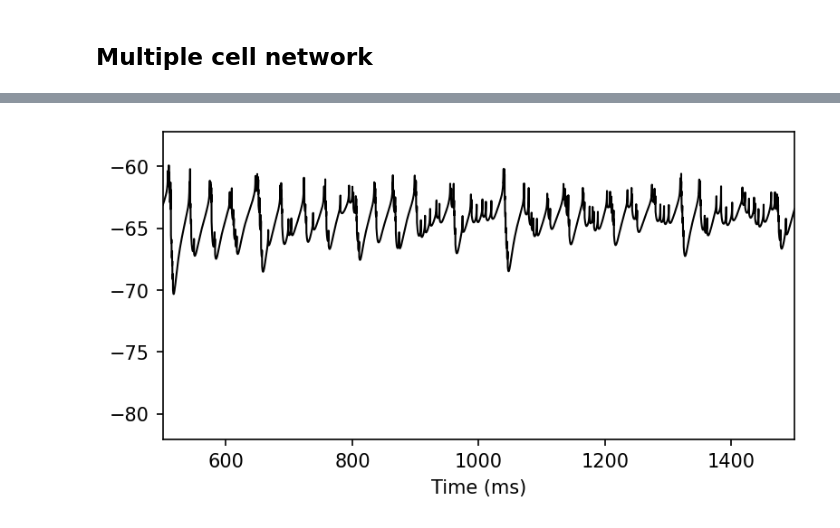
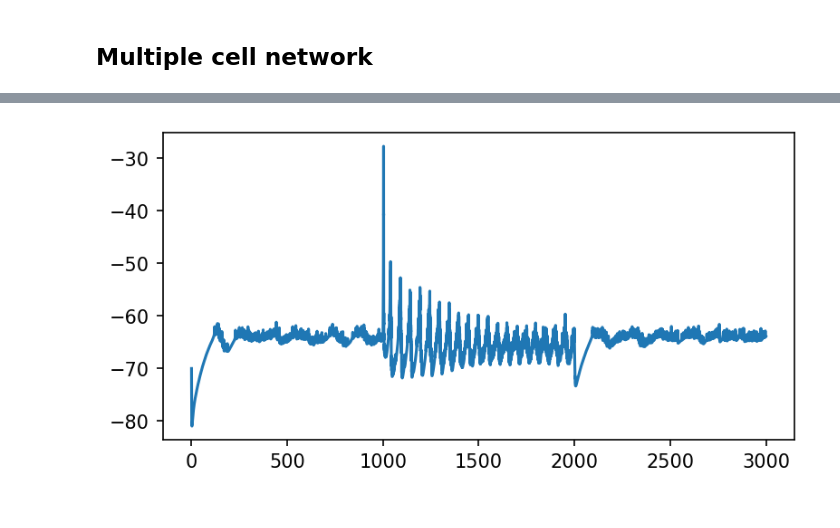
Before and after one commit to jyKim-97/izh_neuralnet, a Jupyter notebook: result/single_network.ipynb, the cells around one changed output, grey strips where cells are left out. Cells and saved outputs as stored; diff of their text form; code cells hidden in the pictures.

```diff
--- a/result/single_network.ipynb
+++ b/result/single_network.ipynb
@@ -95,2 +272,7 @@ obj_ntk.read_tspk()
+# %%
+obj_ntk = it.Reader("../data/single_ntk_c")
+obj_ntk.read_uv()
+obj_ntk.read_ic()
+obj_ntk.read_tspk()
 # %%
 vm = np.average(obj_ntk.vs[:, np.array(obj_ntk.cell_types)==0], 1)
@@ -152,8 +293,6 @@ plt.show()
 # %%
 plt.figure(dpi=150, figsize=(6, 3))
-plt.plot(obj_ntk.ts, vm, 'k', lw=1)
-plt.xlabel("Time (ms)")
-plt.xlim([500, 1500])
+plt.plot(obj_ntk.ts, vm)
 plt.show()
 # %% [output]
-[figure, old version]
+[figure, new version]
```
Also changed, not shown: parts of 27 cells of this notebook, 16 other files.
